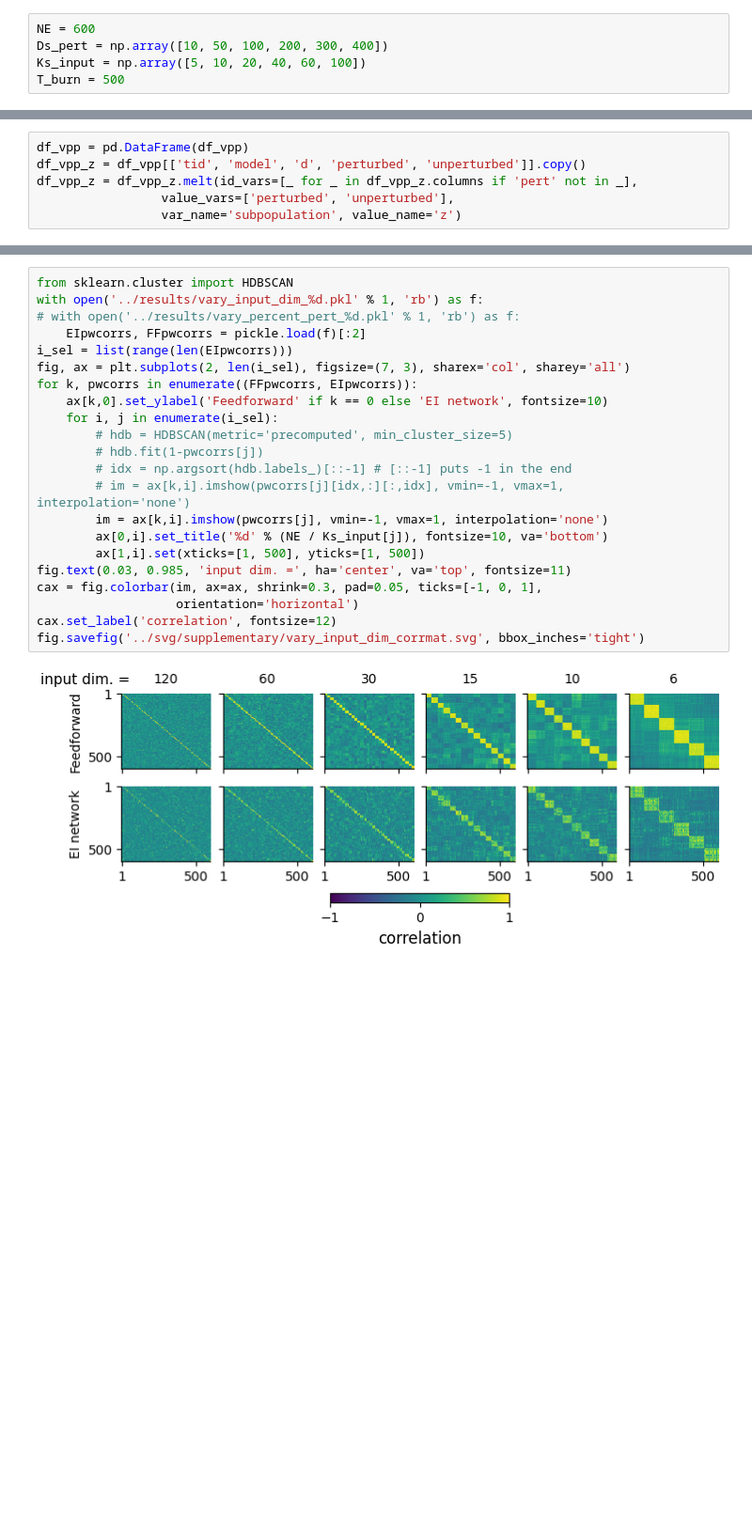
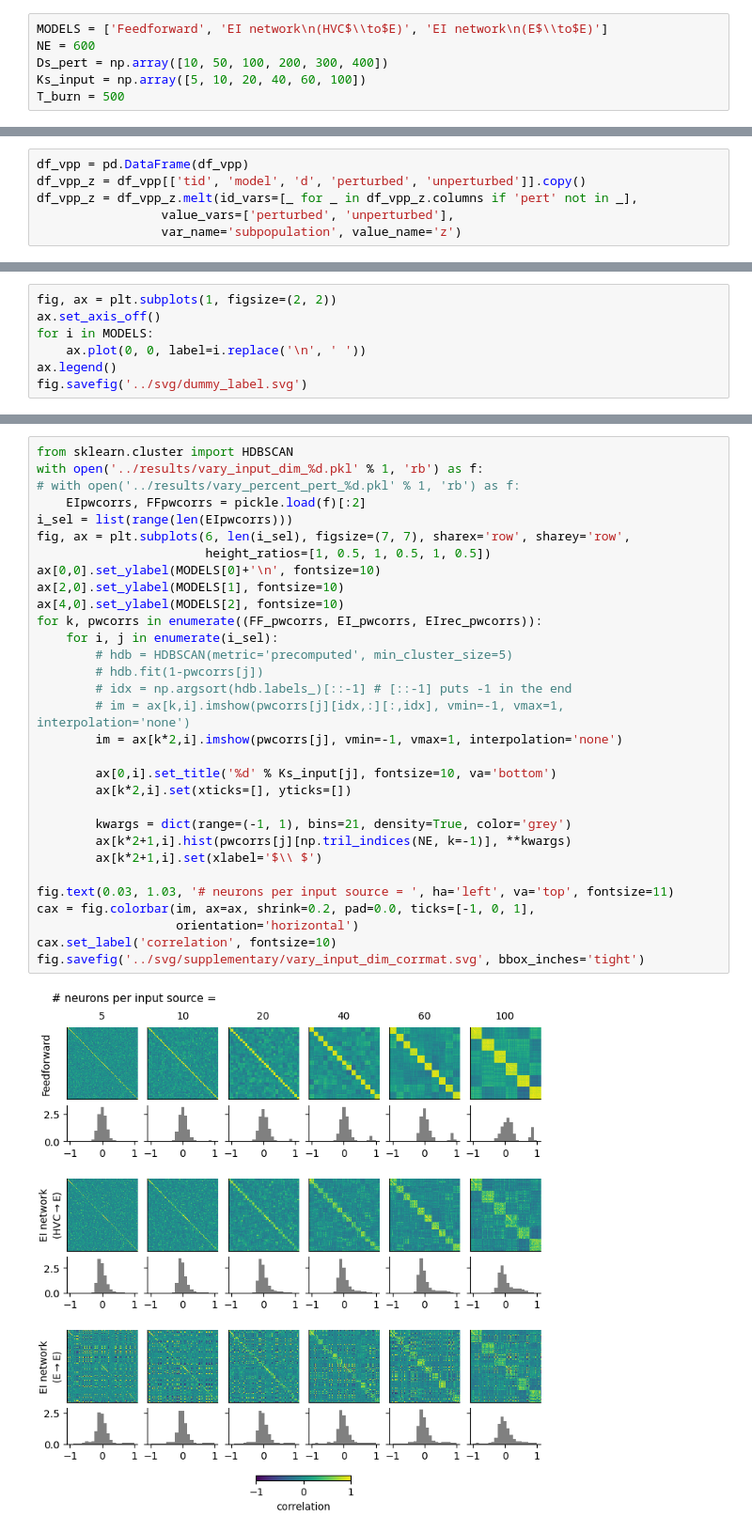
Before and after one commit to gongziyida/vocal-error-network, a Jupyter notebook: vary_input_experiments/responses_cmp_analysis.ipynb, the cells around one changed output, grey strips where cells are left out. Shown at 94% size. Cells and saved outputs as stored; diff of their text form; blank space fills up the shorter version.

```diff
--- a/vary_input_experiments/responses_cmp_analysis.ipynb
+++ b/vary_input_experiments/responses_cmp_analysis.ipynb
@@ -8,6 +8,7 @@ import matplotlib.pyplot as plt
 import seaborn as sns
 from utils import *
 # %%
+MODELS = ['Feedforward', 'EI network\n(HVC$\\to$E)', 'EI network\n(E$\\to$E)']
 NE = 600
 Ds_pert = np.array([10, 50, 100, 200, 300, 400])
 Ks_input = np.array([5, 10, 20, 40, 60, 100])
@@ -103,0 +112,7 @@ fig.savefig('../svg/vary_input_dim_percent_large_pwcorr.svg')
+# %%
+fig, ax = plt.subplots(1, figsize=(2, 2))
+ax.set_axis_off()
+for i in MODELS:
+    ax.plot(0, 0, label=i.replace('\n', ' '))
+ax.legend()
+fig.savefig('../svg/dummy_label.svg')
@@ -104,24 +121,33 @@ fig.savefig('../svg/vary_input_dim_percent_large_pwcorr.svg')
 # %%
 from sklearn.cluster import HDBSCAN
 with open('../results/vary_input_dim_%d.pkl' % 1, 'rb') as f:
 # with open('../results/vary_percent_pert_%d.pkl' % 1, 'rb') as f:
     EIpwcorrs, FFpwcorrs = pickle.load(f)[:2]
 i_sel = list(range(len(EIpwcorrs)))
-fig, ax = plt.subplots(2, len(i_sel), figsize=(7, 3), sharex='col', sharey='all')
-for k, pwcorrs in enumerate((FFpwcorrs, EIpwcorrs)):
-    ax[k,0].set_ylabel('Feedforward' if k == 0 else 'EI network', fontsize=10)
+fig, ax = plt.subplots(6, len(i_sel), figsize=(7, 7), sharex='row', sharey='row',
+                       height_ratios=[1, 0.5, 1, 0.5, 1, 0.5])
+ax[0,0].set_ylabel(MODELS[0]+'\n', fontsize=10)
+ax[2,0].set_ylabel(MODELS[1], fontsize=10)
+ax[4,0].set_ylabel(MODELS[2], fontsize=10)
+for k, pwcorrs in enumerate((FF_pwcorrs, EI_pwcorrs, EIrec_pwcorrs)):
     for i, j in enumerate(i_sel):
         # hdb = HDBSCAN(metric='precomputed', min_cluster_size=5)
         # hdb.fit(1-pwcorrs[j])
         # idx = np.argsort(hdb.labels_)[::-1] # [::-1] puts -1 in the end
         # im = ax[k,i].imshow(pwcorrs[j][idx,:][:,idx], vmin=-1, vmax=1, interpolation='none')
-        im = ax[k,i].imshow(pwcorrs[j], vmin=-1, vmax=1, interpolation='none')
-        ax[0,i].set_title('%d' % (NE / Ks_input[j]), fontsize=10, va='bottom')
-        ax[1,i].set(xticks=[1, 500], yticks=[1, 500])
-fig.text(0.03, 0.985, 'input dim. =', ha='center', va='top', fontsize=11)
-cax = fig.colorbar(im, ax=ax, shrink=0.3, pad=0.05, ticks=[-1, 0, 1],
+        im = ax[k*2,i].imshow(pwcorrs[j], vmin=-1, vmax=1, interpolation='none')
+
+        ax[0,i].set_title('%d' % Ks_input[j], fontsize=10, va='bottom')
+        ax[k*2,i].set(xticks=[], yticks=[])
+
+        kwargs = dict(range=(-1, 1), bins=21, density=True, color='grey')
+        ax[k*2+1,i].hist(pwcorrs[j][np.tril_indices(NE, k=-1)], **kwargs)
+        ax[k*2+1,i].set(xlabel='$\\ $')
+
+fig.text(0.03, 1.03, '# neurons per input source = ', ha='left', va='top', fontsize=11)
+cax = fig.colorbar(im, ax=ax, shrink=0.2, pad=0.0, ticks=[-1, 0, 1],
                    orientation='horizontal')
-cax.set_label('correlation', fontsize=12)
+cax.set_label('correlation', fontsize=10)
 fig.savefig('../svg/supplementary/vary_input_dim_corrmat.svg', bbox_inches='tight')
 # %% [output]
-[figure, old version]
+[figure, new version]
```
Also changed, not shown: parts of 10 cells of this notebook, 33 other files.
